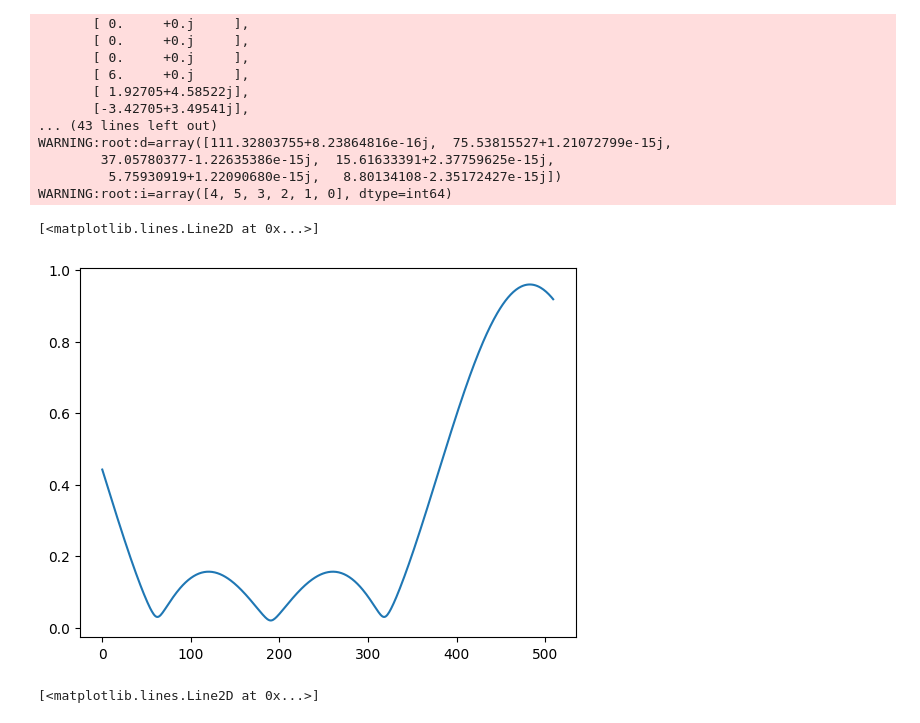
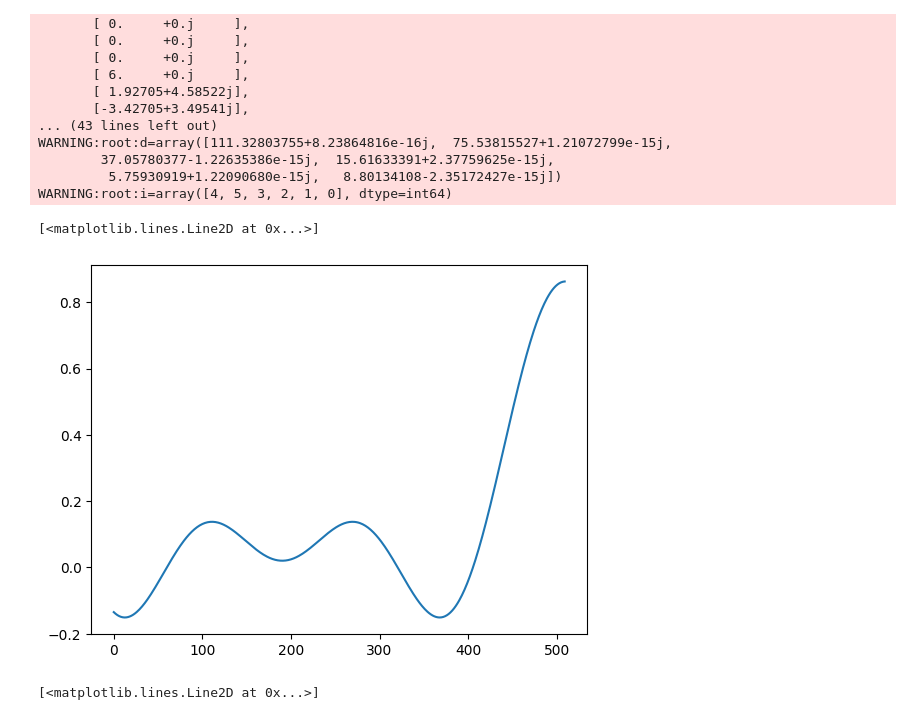
Before and after one commit to molfat/ssp, a Jupyter notebook: examples/min_norm.ipynb, the cells around one changed output. Saved outputs shown, nothing was run; the diff lists cells and outputs as text; code cells hidden in the pictures.

```diff
--- a/examples/min_norm.ipynb
+++ b/examples/min_norm.ipynb
@@ -177,10 +177,10 @@ WARNING:root:d=array([111.32803755+8.23864816e-16j,  75.53815527+1.21072799e-15j
          5.75930919+1.22090680e-15j,   8.80134108-2.35172427e-15j])
 WARNING:root:i=array([4, 5, 3, 2, 1, 0], dtype=int64)
 # %%
-plt.plot(np.abs(Ax.transpose())[1:511])
+plt.plot(np.real(Ax.transpose())[1:511])
 # %% [output]
 [<matplotlib.lines.Line2D at 0x...>]
-[figure, old version]
+[figure, new version]
 # %%
 plt.plot(Px.transpose()[1:511])
 # %% [output]
```
Also changed, not shown: 5 other files.
